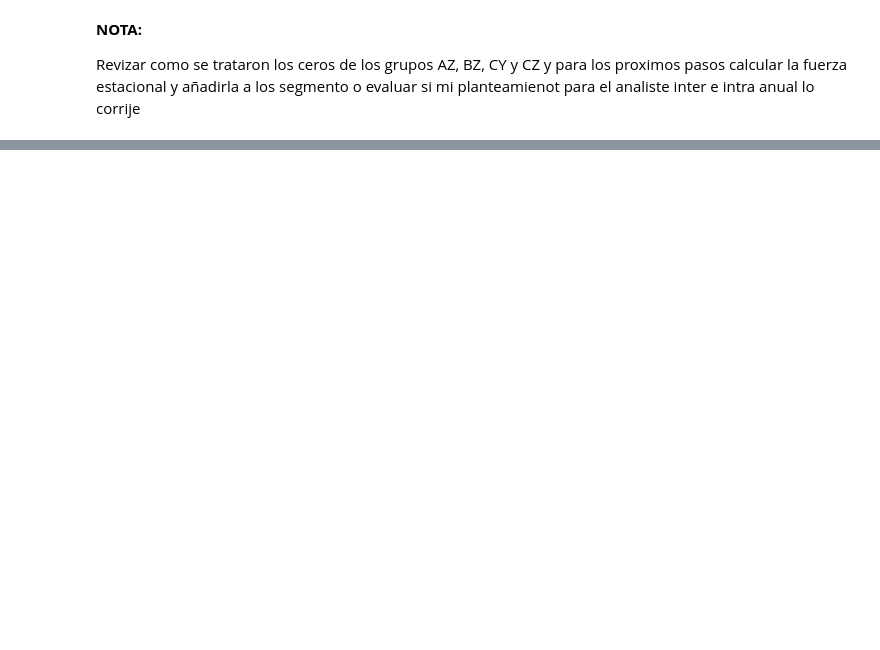
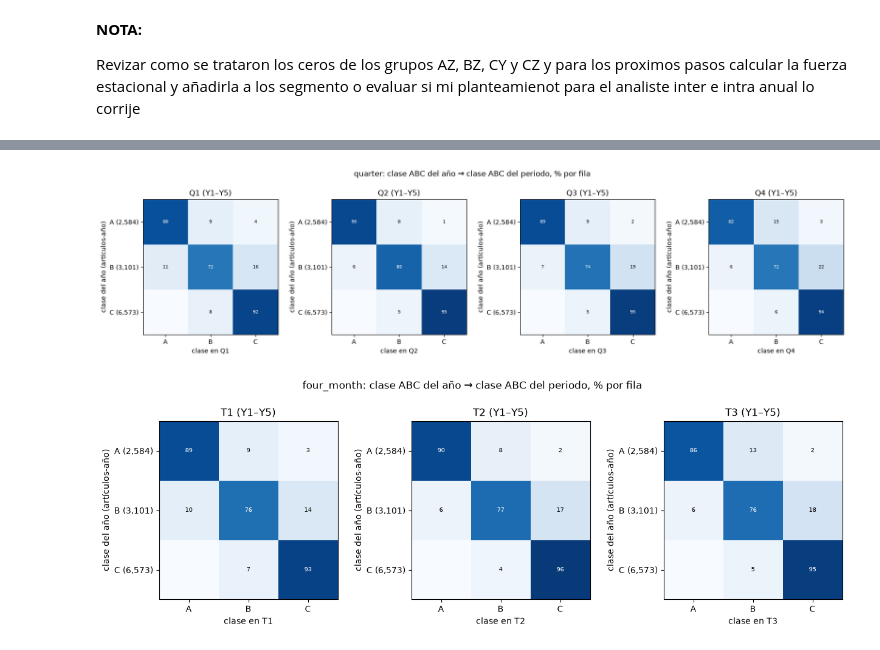
Before and after one commit to JoseSalas98/demand-forecasting-replenishment, a Jupyter notebook: notebooks/02_eda_five_years.ipynb, the cells around one changed output, grey strips where cells are left out. Cells and saved outputs as stored; diff of their text form; code cells hidden in the pictures; blank space fills up the shorter version.

Commit message:
Se corrije al motodologia para evalua la estabilidad de los segmentos a lo largo del tiempo

```diff
--- a/notebooks/02_eda_five_years.ipynb
+++ b/notebooks/02_eda_five_years.ipynb
@@ -911,0 +1108,32 @@ Revizar como se trataron los ceros de los grupos AZ, BZ, CY y CZ y para los prox
+# %%
+intra = {}
+for kind in cfg["stability"]["segment_candidates"]:
+    period_mats = period_matrices(source_data_artifact, years, seg, kind, wod)
+    mats_kind = pd.concat([year_mats, period_mats], ignore_index=True)
+    ranges_kind = dict(years)
+    for year, (a, b) in years.items():
+        for k, bounds in enumerate(segment_bounds(kind, a, b), start=1):
+            ranges_kind[f"{year}-{SEGMENT_PREFIX[kind]}{k}"] = bounds
+    rows = []
+    for set_id in period_mats["set_id"].unique():
+        year, period = set_id.split("-")
+        r = base_target_classes(mats_kind, ranges_kind, [year], set_id, source_data_artifact, ABC_RULE,
+                                cfg["stability"])
+        both = r["items"][r["items"]["status"] == "both"]
+        rows.append(both[["item_id", "ref_abc", "tgt_abc"]].assign(year=year, period=period))
+    intra[kind] = pd.concat(rows, ignore_index=True)
+
+for kind, df in intra.items():
+    periods = sorted(df["period"].unique())
+    fig, axes = plt.subplots(1, len(periods), figsize=(4.2 * len(periods), 4))
+    for ax, p in zip(axes, periods):
+        sub = df[df["period"] == p]
+        counts = pd.crosstab(sub["ref_abc"], sub["tgt_abc"]).reindex(
+            index=ABC_LABELS, columns=ABC_LABELS, fill_value=0)
+        heatmap_pct(ax, counts, f"{p} (Y1–Y5)", f"clase en {p}", "clase del año (artículos-año)")
+    fig.suptitle(f"{kind}: clase ABC del año → clase ABC del periodo, % por fila", y=1.02)
+    fig.tight_layout()
+    plt.show()
+# %% [output]
+[figure, added]
+[figure, added]
```
Also changed, not shown: parts of 19 cells of this notebook, 3 other files.
